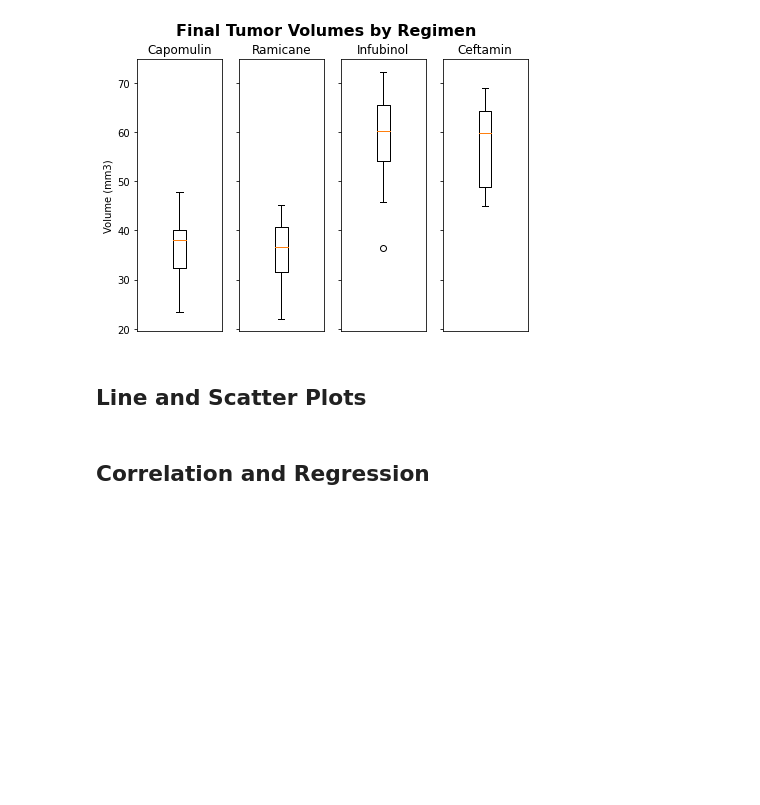
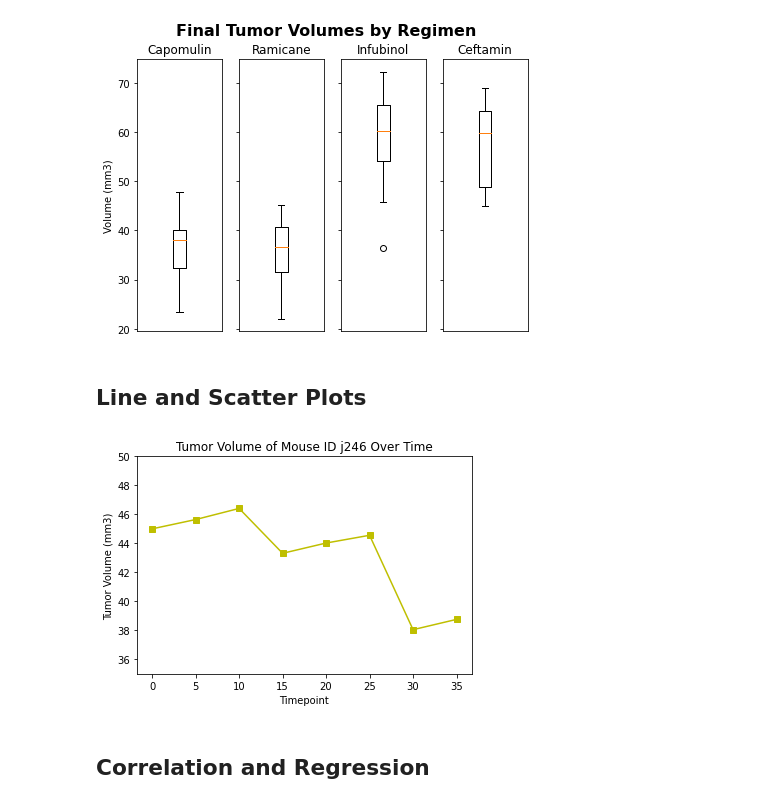
Before and after one commit to JoeKell/PharmaceuticalDataPlots, a Jupyter notebook: Pymaceuticals/pymaceuticals_final.ipynb, the cells around one changed output. Drawn from its saved outputs; the diff is of its cells as text; code cells hidden in the pictures; blank space fills up the shorter version.

Commit message:
Added Line Plot

```diff
--- a/Pymaceuticals/pymaceuticals_final.ipynb
+++ b/Pymaceuticals/pymaceuticals_final.ipynb
@@ -286,3 +284,15 @@ plt.show()
+# %%
+# Generate a line plot of tumor volume vs. time point for a mouse treated with Capomulin
+Single_Mouse=combined_clean.loc[combined_clean["Mouse ID"]=='j246',:]
+x_axis=Single_Mouse["Timepoint"].count()
+plt.plot(Single_Mouse["Timepoint"],Single_Mouse["Tumor Volume (mm3)"],marker='s',color="y")
+plt.title("Tumor Volume of Mouse ID j246 Over Time")
+plt.xlabel("Timepoint")
+plt.ylabel("Tumor Volume (mm3)")
+plt.ylim(35,50)
+plt.show()
+# %% [output]
+[figure, added]
 # %%
 # Generate a scatter plot of average tumor volume vs. mouse weight for the Capomulin regimen
 # %% [markdown]
```
Also changed, not shown: parts of 1 cell of this notebook.
